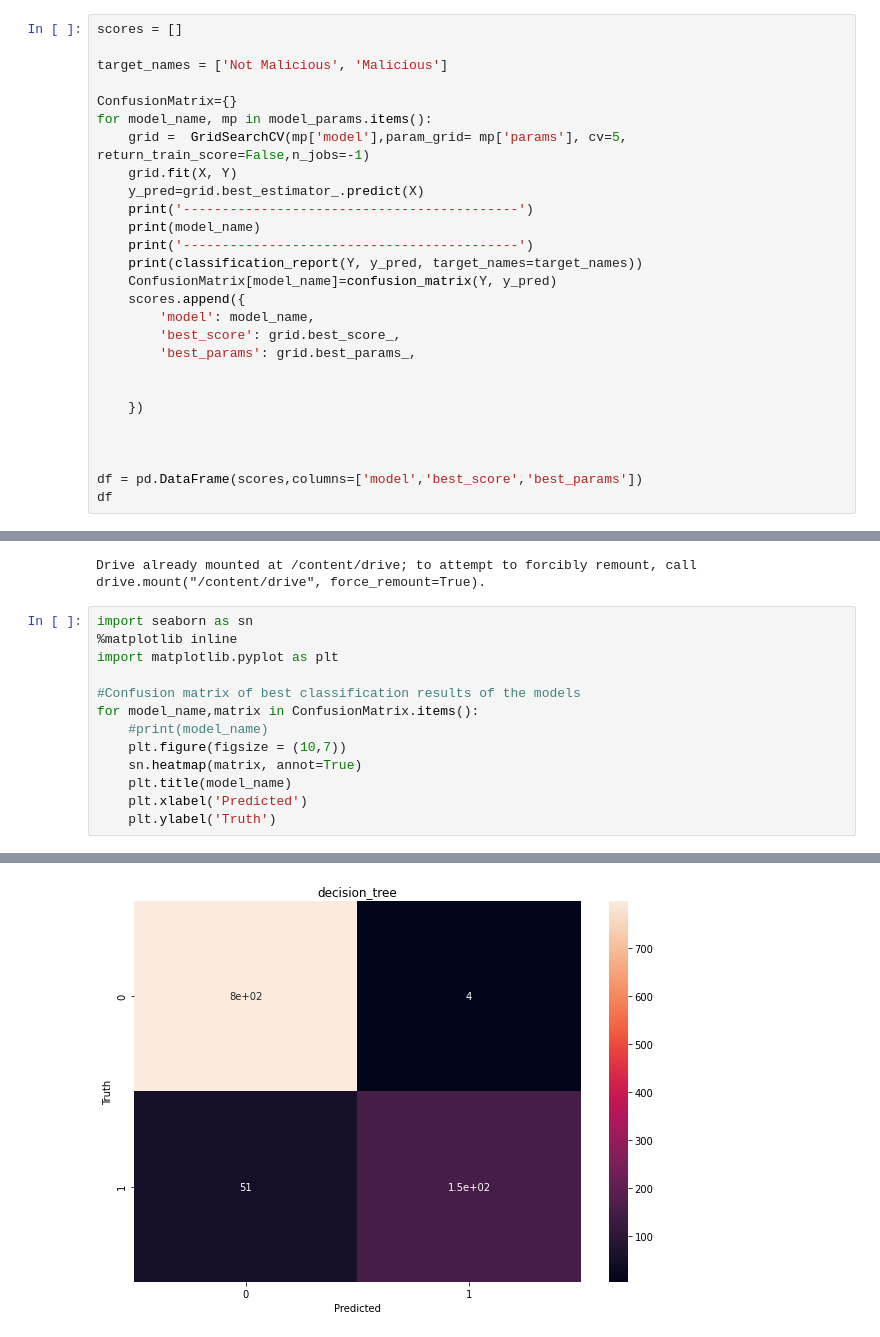
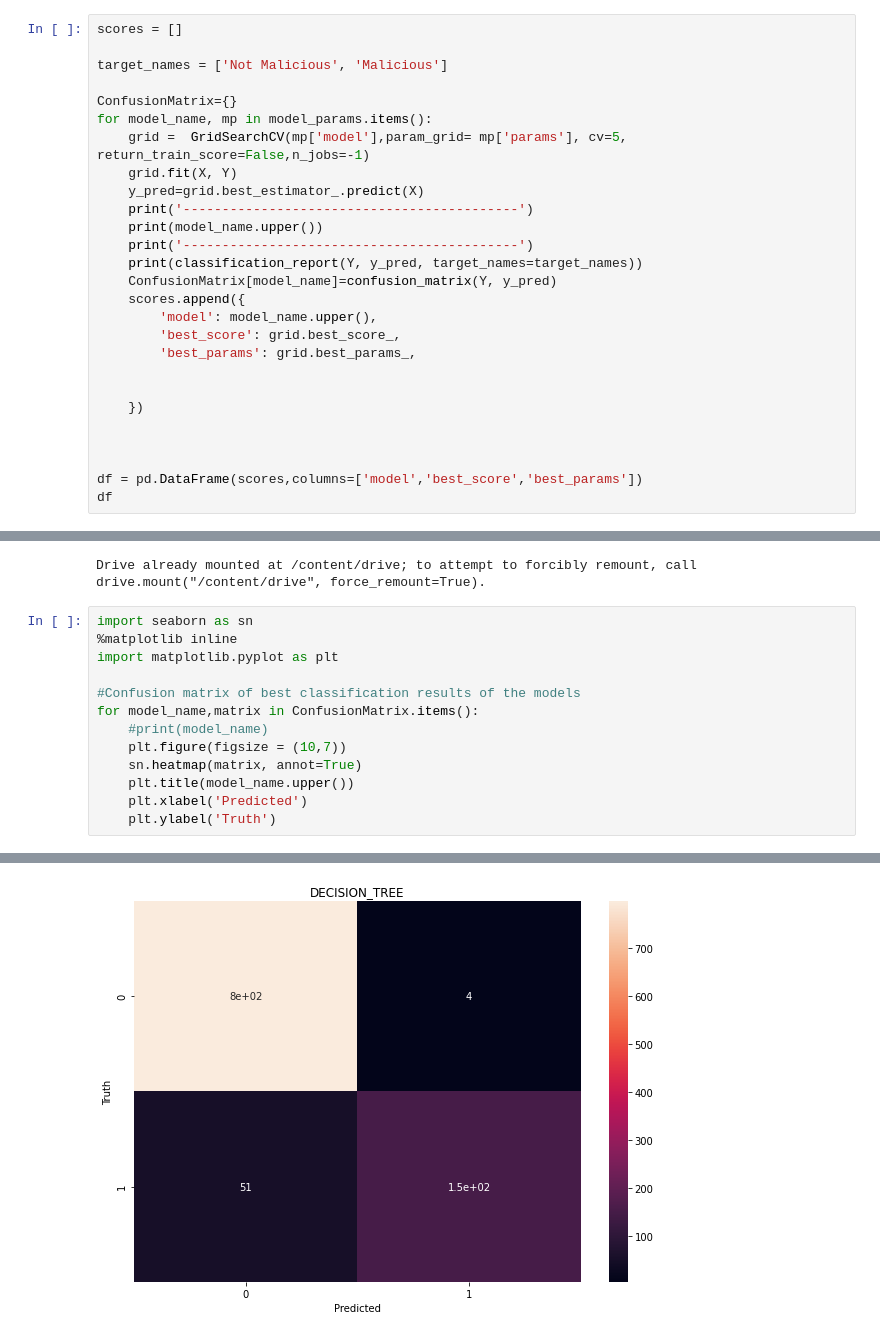
Before and after one commit to Sajid576/data-mining-techniques-to-detect-sql-nosql-injection-attack, a Jupyter notebook: Thesis/NoSQL_InjectionModel.ipynb, the cells around one changed output, grey strips where cells are left out. Drawn from its saved outputs; the diff is of its cells as text.

```diff
--- a/Thesis/NoSQL_InjectionModel.ipynb
+++ b/Thesis/NoSQL_InjectionModel.ipynb
@@ -111,12 +111,12 @@ for model_name, mp in model_params.items():
     grid.fit(X, Y)
     y_pred=grid.best_estimator_.predict(X)
     print('-------------------------------------------')
-    print(model_name)
+    print(model_name.upper())
     print('-------------------------------------------')
     print(classification_report(Y, y_pred, target_names=target_names))
     ConfusionMatrix[model_name]=confusion_matrix(Y, y_pred)
     scores.append({
-        'model': model_name,
+        'model': model_name.upper(),
         'best_score': grid.best_score_,
         'best_params': grid.best_params_,
 
@@ -160,16 +160,16 @@ Drive already mounted at /content/drive; to attempt to forcibly remount, call dr
 # %%
 import seaborn as sn
 %matplotlib inline
 import matplotlib.pyplot as plt
 
 #Confusion matrix of best classification results of the models
 for model_name,matrix in ConfusionMatrix.items():
     #print(model_name)
     plt.figure(figsize = (10,7))
     sn.heatmap(matrix, annot=True)
-    plt.title(model_name)
+    plt.title(model_name.upper())
     plt.xlabel('Predicted')
     plt.ylabel('Truth')
 # %% [output]
 [figure]
-[figure, old version]
+[figure, new version]
```
Also changed, not shown: parts of 9 cells of this notebook.
